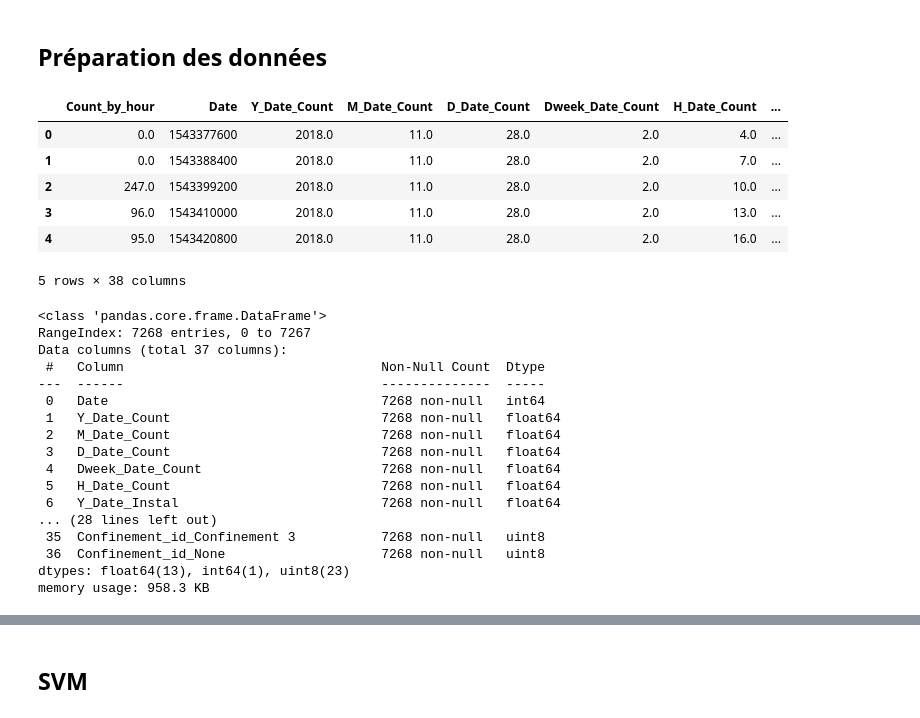
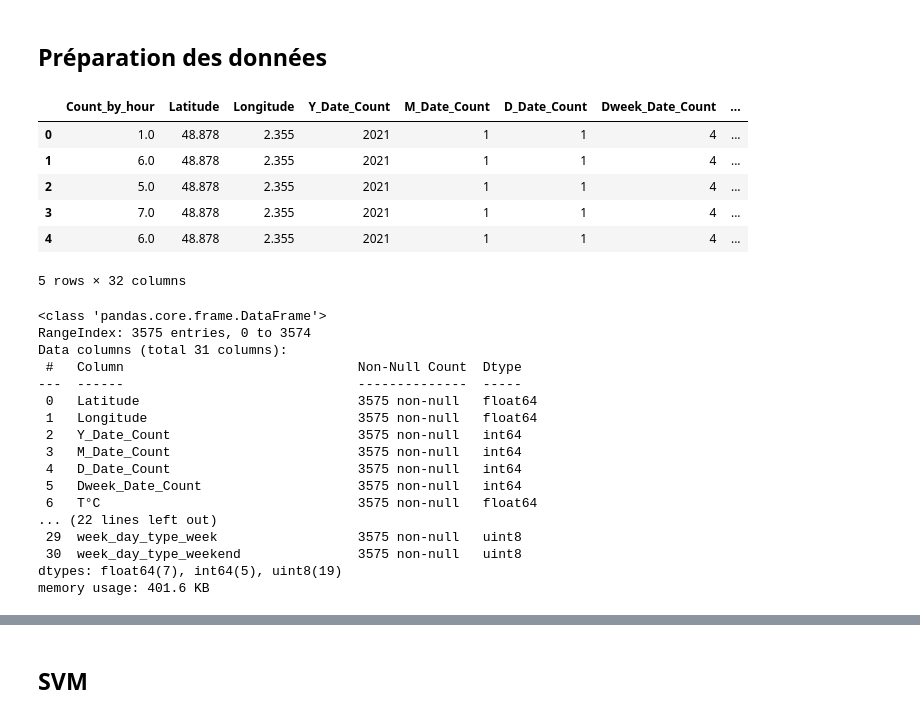
Before and after one commit to tanouar/ParisPyVelib, a Jupyter notebook: Notebook4_Modélisation.ipynb, the cells around one changed output, grey strips where cells are left out. Cells and saved outputs as stored; diff of their text form; code cells hidden in the pictures.

```diff
--- a/Notebook4_Modélisation.ipynb
+++ b/Notebook4_Modélisation.ipynb
@@ -21,61 +26,82 @@ C:\Users\anouart\Documents\JupyterNotebook\PyVelib\Data
 ## Préparation des données
 # %%
 df = pd.read_csv('2018-2021_donnees-velib-meteo_hour.csv')
+# %%
+# etendue des valeurs pour les na
+df = df.fillna(method="ffill")
+df = df.fillna(method="bfill")
 # %%
-# selection d'un seul compteur
+# selection d'un seul compteur et uniquement pour l'année 2021
 df = df[df.Address == "89 BD DE MAGENTA"]
+df = df[df.Y_Date_Count == 2021 ]
 
 # supression des colonnes non utile pour le modele
-df = df.drop(['Unnamed: 0', 'Coord', 'Coord_full', 'City_meteo', 'Latitude', 'Longitude', 'vacances_zone_c', 'Address',
-              'Direction', 'Source', 'Id', 'Date_instal'], axis = 1)
+# df = df.drop(['Unnamed: 0', 'Coord', 'Coord_full', 'City_meteo', 'Latitude', 'Longitude', 'vacances_zone_c', 'Address',
+#               'Direction', 'Source', 'Id', 'Date_instal'], axis = 1)
+
+df = df.drop(['Unnamed: 0', 'Coord', 'City_meteo', 'vacances_zone_c', 'Address', 'Date',
+              'Source', 'Id', 'Y_Date_Instal', 'M_Date_Instal', 'D_Date_Instal', 'Date_instal', 'H_Date_Count'], axis = 1)
 
 # passage de la colonne date en datetime et passage en ms
-df['Date'] = pd.to_datetime(df['Date'], format = '%Y-%m-%dT%H:%M:%S')
-df['Date'] = df.Date.astype('int64') // 10**9      # réciproque : df['Date'] = pd.to_datetime(df['Date'], unit='s')
+# df['Date'] = pd.to_datetime(df['Date'], format = '%Y-%m-%dT%H:%M:%S')
+# df['Date'] = df.Date.astype('int64') // 10**9      # réciproque : df['Date'] = pd.to_datetime(df['Date'], unit='s')
+
+#split des colonne de date et heure
+df[['Date','Time']] = df['Datetime'].str.split(' ',expand=True)
+df = df.drop(['Date'], axis=1)
+df[['hh','mm', 'ss' ]] = df['Time'].str.split(':',expand=True)
+df = df.drop(['Time','Datetime', 'mm', 'ss'], axis=1)
+df['hh'] = df.hh.astype('int64')
+
+# Ajout de la variable AP et PM
+df['AM_PM'] = ['AM' if x < 12 else 'PM' for x in df['hh']]
+
+# Ajout de la variable weekend et week
+df['week_day_type'] = ['week' if x < 5 else 'weekend' for x in df['Dweek_Date_Count']]
 
 # reset de l'index
 df = df.reset_index(drop=True)
 
 # list des variable catégorielle
 cat_df = df.select_dtypes(include='object')
 cat_df = cat_df.columns.tolist()
 
 # Transformation des variable catégorielle en variable indicatrices
 df = pd.get_dummies(df, columns=cat_df)
 
 # affichage des 5 première lignes du df
 df.head()
 # %% [output]
-|  | Count_by_hour | Date | Y_Date_Count | M_Date_Count | D_Date_Count | Dweek_Date_Count | H_Date_Count | ... |
-| 0 | 0.0 | 1543377600 | 2018.0 | 11.0 | 28.0 | 2.0 | 4.0 | ... |
-| 1 | 0.0 | 1543388400 | 2018.0 | 11.0 | 28.0 | 2.0 | 7.0 | ... |
-| 2 | 247.0 | 1543399200 | 2018.0 | 11.0 | 28.0 | 2.0 | 10.0 | ... |
-| 3 | 96.0 | 1543410000 | 2018.0 | 11.0 | 28.0 | 2.0 | 13.0 | ... |
-| 4 | 95.0 | 1543420800 | 2018.0 | 11.0 | 28.0 | 2.0 | 16.0 | ... |
+|  | Count_by_hour | Latitude | Longitude | Y_Date_Count | M_Date_Count | D_Date_Count | Dweek_Date_Count | ... |
+| 0 | 1.0 | 48.878 | 2.355 | 2021 | 1 | 1 | 4 | ... |
+| 1 | 6.0 | 48.878 | 2.355 | 2021 | 1 | 1 | 4 | ... |
+| 2 | 5.0 | 48.878 | 2.355 | 2021 | 1 | 1 | 4 | ... |
+| 3 | 7.0 | 48.878 | 2.355 | 2021 | 1 | 1 | 4 | ... |
+| 4 | 6.0 | 48.878 | 2.355 | 2021 | 1 | 1 | 4 | ... |
-5 rows × 38 columns
+5 rows × 32 columns
 # %%
 # selection de la target et des feats
 target = df['Count_by_hour']
 feats = df.drop(['Count_by_hour'], axis=1)
 # %%
 # vérification du type des variables pour feats
-feats['High_ice'] = feats['High_ice'].fillna(0)
+
 feats.info()
 # %% [output]
 <class 'pandas.core.frame.DataFrame'>
-RangeIndex: 7268 entries, 0 to 7267
-Data columns (total 37 columns):
- #   Column                                 Non-Null Count  Dtype
----  ------                                 --------------  -----
- 0   Date                                   7268 non-null   int64
- 1   Y_Date_Count                           7268 non-null   float64
- 2   M_Date_Count                           7268 non-null   float64
- 3   D_Date_Count                           7268 non-null   float64
- 4   Dweek_Date_Count                       7268 non-null   float64
- 5   H_Date_Count                           7268 non-null   float64
- 6   Y_Date_Instal                          7268 non-null   float64
-... (28 lines left out)
- 35  Confinement_id_Confinement 3           7268 non-null   uint8
- 36  Confinement_id_None                    7268 non-null   uint8
-dtypes: float64(13), int64(1), uint8(23)
-memory usage: 958.3 KB
+RangeIndex: 3575 entries, 0 to 3574
+Data columns (total 31 columns):
+ #   Column                              Non-Null Count  Dtype
+---  ------                              --------------  -----
+ 0   Latitude                            3575 non-null   float64
+ 1   Longitude                           3575 non-null   float64
+ 2   Y_Date_Count                        3575 non-null   int64
+ 3   M_Date_Count                        3575 non-null   int64
+ 4   D_Date_Count                        3575 non-null   int64
+ 5   Dweek_Date_Count                    3575 non-null   int64
+ 6   T°C                                 3575 non-null   float64
+... (22 lines left out)
+ 29  week_day_type_week                  3575 non-null   uint8
+ 30  week_day_type_weekend               3575 non-null   uint8
+dtypes: float64(7), int64(5), uint8(19)
+memory usage: 401.6 KB
```
Also changed, not shown: parts of 26 cells of this notebook.
